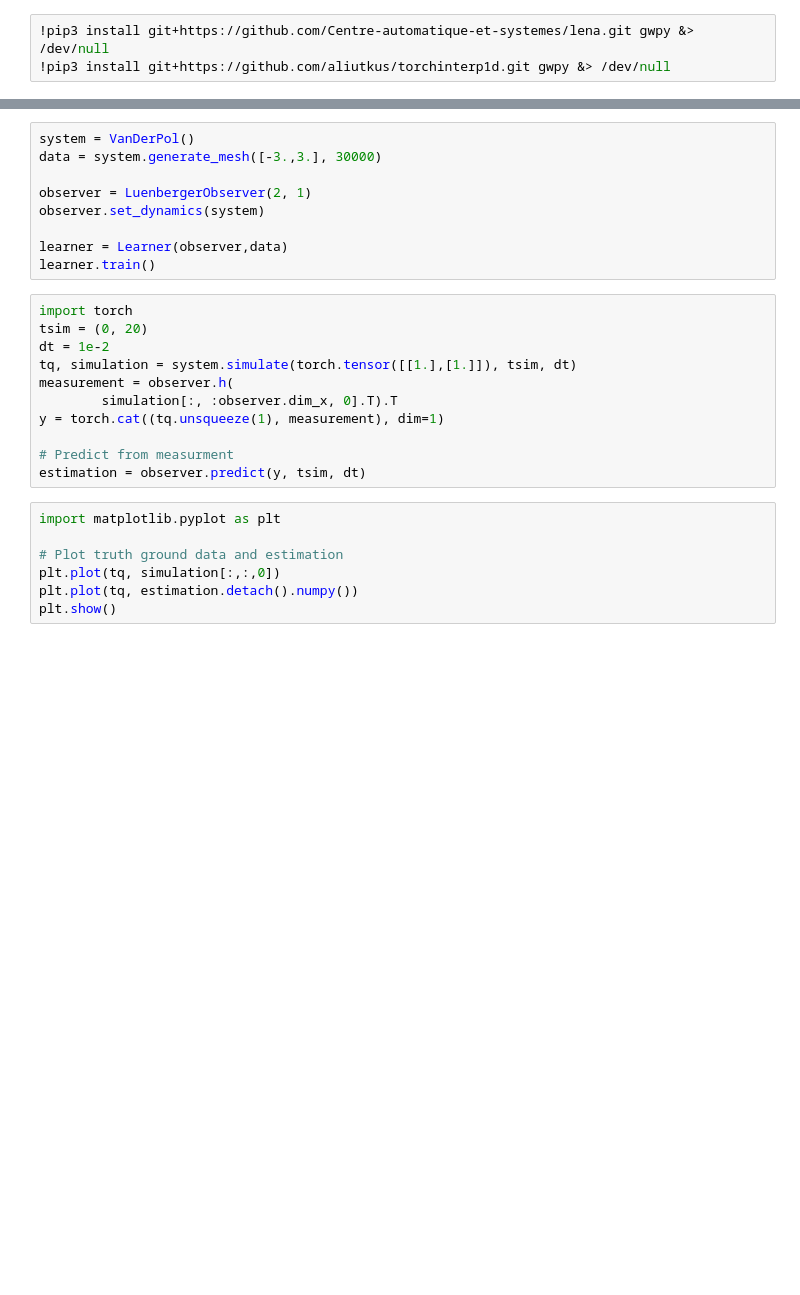
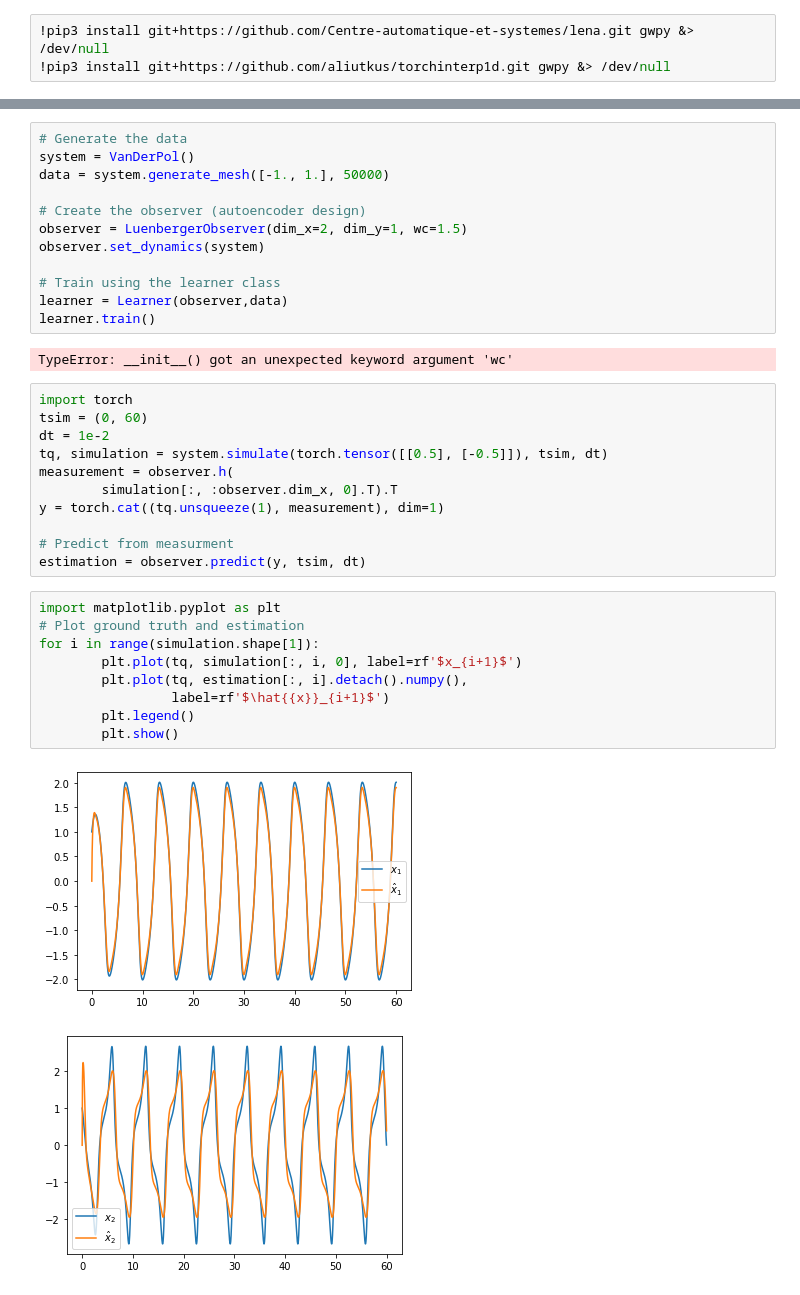
Before and after one commit to Centre-automatique-et-systemes/learn_observe_KKL, a Jupyter notebook: jupyter_notebooks/1_tut_autoencoder_pol copy.ipynb, the cells around one changed output, grey strips where cells are left out. Drawn from its saved outputs; the diff is of its cells as text; blank space fills up the shorter version.

```diff
--- a/jupyter_notebooks/1_tut_autoencoder_pol copy.ipynb
+++ b/jupyter_notebooks/1_tut_autoencoder_pol copy.ipynb
@@ -9,17 +9,22 @@ from lena.learner import Learner
 # %%
+# Generate the data
 system = VanDerPol()
-data = system.generate_mesh([-3.,3.], 30000)
+data = system.generate_mesh([-1., 1.], 50000)
 
-observer = LuenbergerObserver(2, 1)
+# Create the observer (autoencoder design)
+observer = LuenbergerObserver(dim_x=2, dim_y=1, wc=1.5)
 observer.set_dynamics(system)
 
+# Train using the learner class
 learner = Learner(observer,data)
 learner.train()
+# %% [output]
+TypeError: __init__() got an unexpected keyword argument 'wc'
 # %%
 import torch
-tsim = (0, 20)
+tsim = (0, 60)
 dt = 1e-2
-tq, simulation = system.simulate(torch.tensor([[1.],[1.]]), tsim, dt)
+tq, simulation = system.simulate(torch.tensor([[0.5], [-0.5]]), tsim, dt)
 measurement = observer.h(
         simulation[:, :observer.dim_x, 0].T).T
 y = torch.cat((tq.unsqueeze(1), measurement), dim=1)
@@ -28,8 +33,13 @@ y = torch.cat((tq.unsqueeze(1), measurement), dim=1)
 estimation = observer.predict(y, tsim, dt)
 # %%
 import matplotlib.pyplot as plt
-
-# Plot truth ground data and estimation
-plt.plot(tq, simulation[:,:,0])
-plt.plot(tq, estimation.detach().numpy())
-plt.show()
+# Plot ground truth and estimation
+for i in range(simulation.shape[1]):
+        plt.plot(tq, simulation[:, i, 0], label=rf'$x_{i+1}$')
+        plt.plot(tq, estimation[:, i].detach().numpy(),
+                 label=rf'$\hat{{x}}_{i+1}$')
+        plt.legend()
+        plt.show()
+# %% [output]
+[figure, added]
+[figure, added]
```
Also changed, not shown: parts of 1 cell of this notebook, 6 other files.
